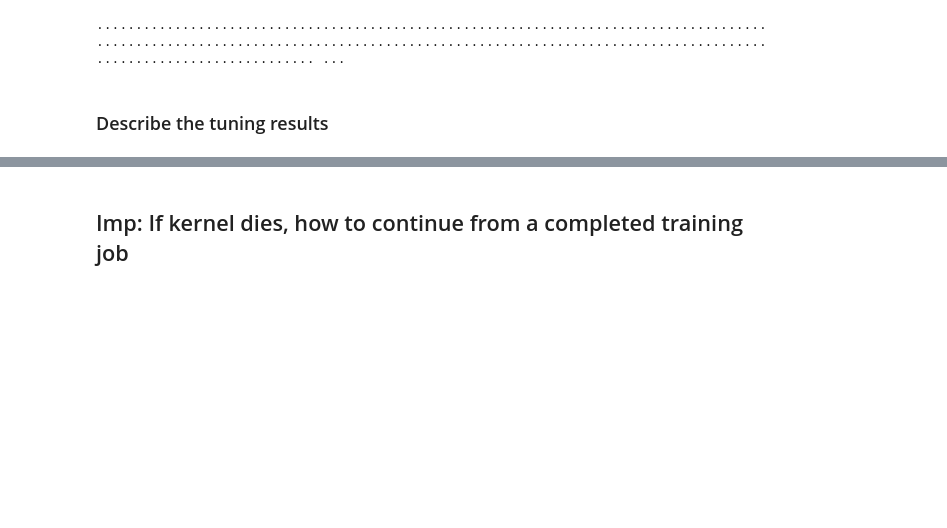
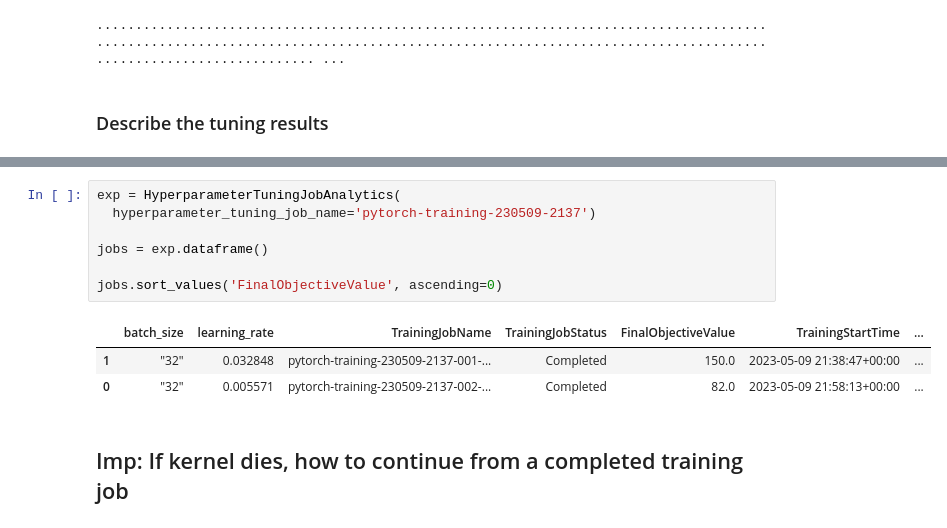
Before and after one commit to kzouhar/uda-deep-learning-computer-vision, a Jupyter notebook: performance/train_and_deploy-solution.ipynb, the cells around one changed output, grey strips where cells are left out. Saved outputs shown, nothing was run; the diff lists cells and outputs as text; blank space fills up the shorter version.

```diff
--- a/performance/train_and_deploy-solution.ipynb
+++ b/performance/train_and_deploy-solution.ipynb
@@ -88,3 +88,14 @@ jobs.sort_values('FinalObjectiveValue', ascending=0)
+# %%
+exp = HyperparameterTuningJobAnalytics(
+  hyperparameter_tuning_job_name='pytorch-training-230509-2137')
+
+jobs = exp.dataframe()
+
+jobs.sort_values('FinalObjectiveValue', ascending=0)
+# %% [output]
+|  | batch_size | learning_rate | TrainingJobName | TrainingJobStatus | FinalObjectiveValue | TrainingStartTime | ... |
+| 1 | "32" | 0.032848 | pytorch-training-230509-2137-001-... | Completed | 150.0 | 2023-05-09 21:38:47+00:00 | ... |
+| 0 | "32" | 0.005571 | pytorch-training-230509-2137-002-... | Completed | 82.0 | 2023-05-09 21:58:13+00:00 | ... |
 # %% [markdown]
 ## Imp: If kernel dies, how to continue from a completed training job
 # %%
```
Also changed, not shown: parts of 17 cells of this notebook.
